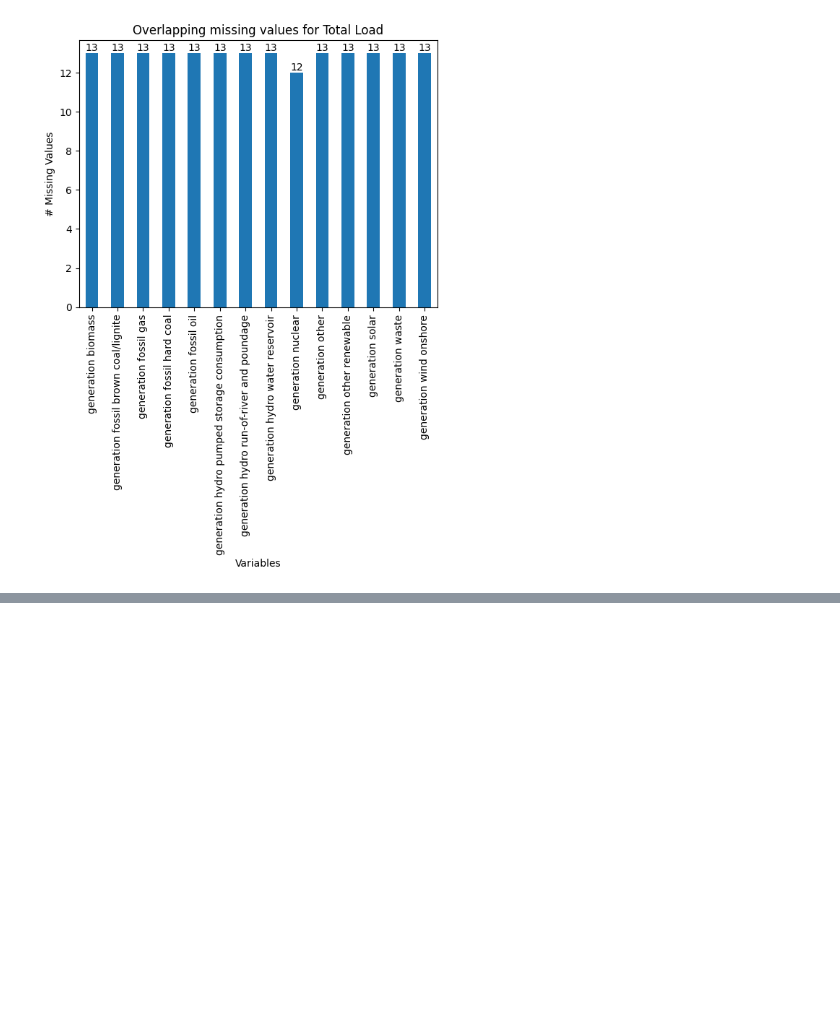
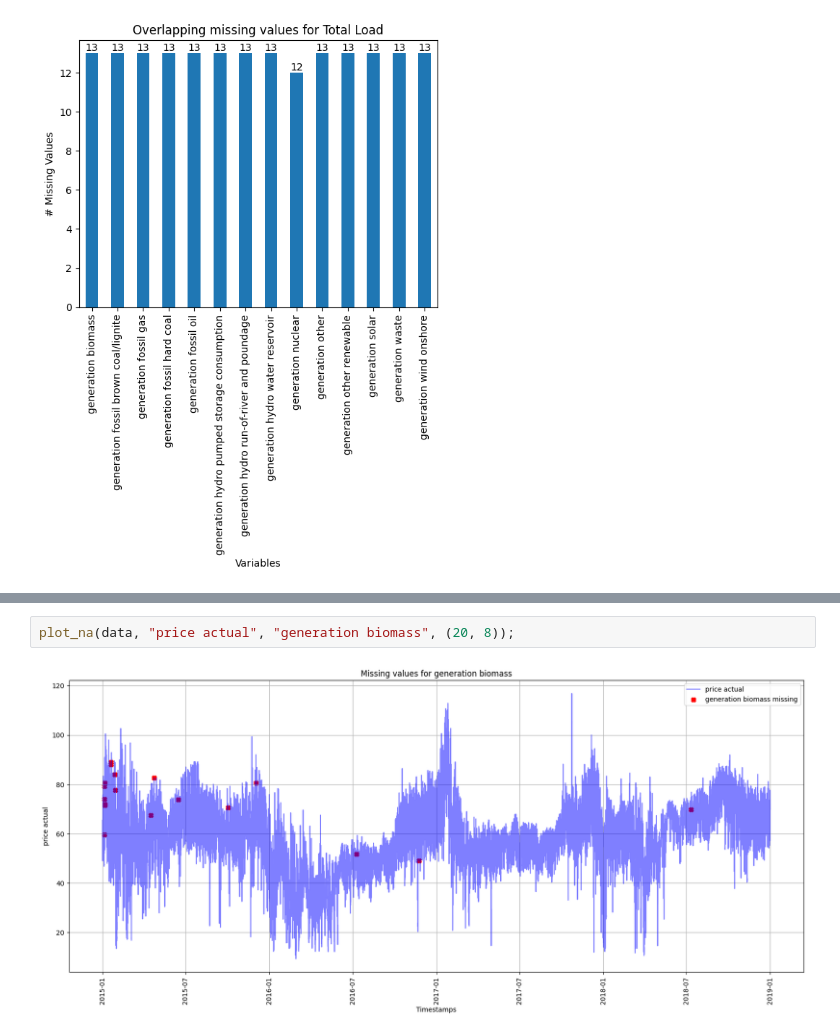
Before and after one commit to MiguelLoureiro98/EnergyForecasting, a Jupyter notebook: src/notebooks/hourly_forecasting/data_visualisation.ipynb, the cells around one changed output, grey strips where cells are left out. Cells and saved outputs as stored; diff of their text form; blank space fills up the shorter version.

```diff
--- a/src/notebooks/hourly_forecasting/data_visualisation.ipynb
+++ b/src/notebooks/hourly_forecasting/data_visualisation.ipynb
@@ -54,0 +67,4 @@ plt.show();
+# %%
+plot_na(data, "price actual", "generation biomass", (20, 8));
+# %% [output]
+[figure, added]
```
Also changed, not shown: parts of 7 cells of this notebook, 1 other file.
